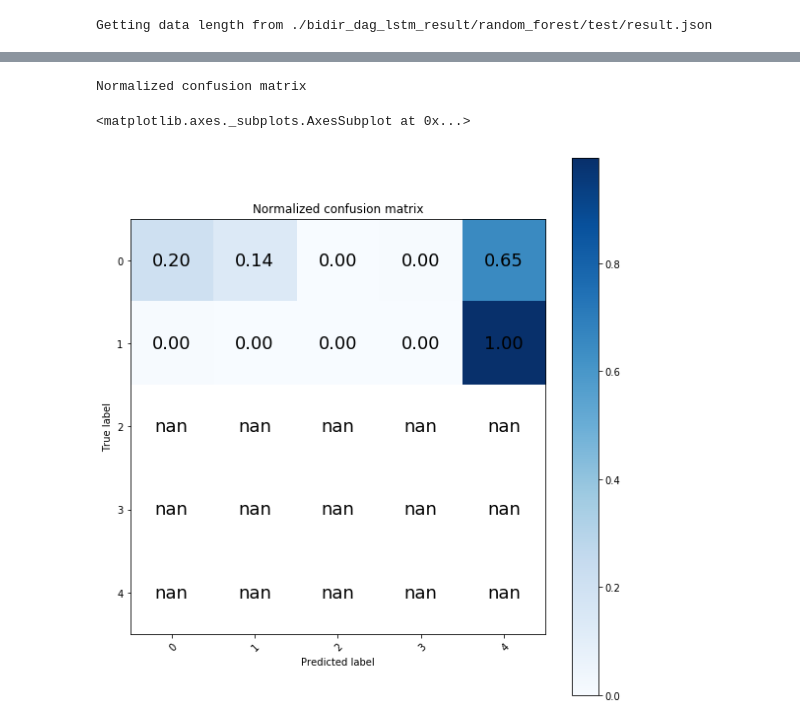
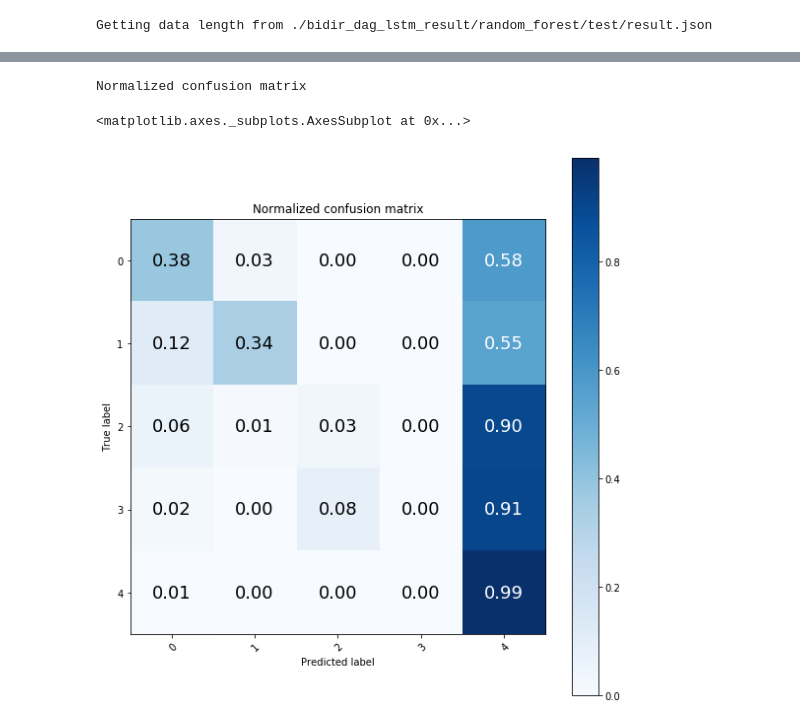
Before and after one commit to jk6033/capstone_project, a Jupyter notebook: result_visualization.ipynb, the cells around one changed output, grey strips where cells are left out. Cells and saved outputs as stored; diff of their text form; code cells hidden in the pictures.

Commit message:
first commit on visualization

```diff
--- a/result_visualization.ipynb
+++ b/result_visualization.ipynb
@@ -191,9 +191,9 @@ Accuracy:  0.10515603799185888
 # %%
-plot_confusion_matrix(rf_answer, rf_output, classes=multi_label, normalize=True)
+plot_confusion_matrix(rf_answer, rf_output, classes=rf_label, normalize=True)
 # %% [output]
 Normalized confusion matrix
 <matplotlib.axes._subplots.AxesSubplot at 0x...>
-[figure, old version]
+[figure, new version]
 # %%
 tsne_scatter(np.asarray(rf_tsne), np.asarray(rf_answer))
 # %% [output]
```
Also changed, not shown: parts of 4 cells of this notebook.
